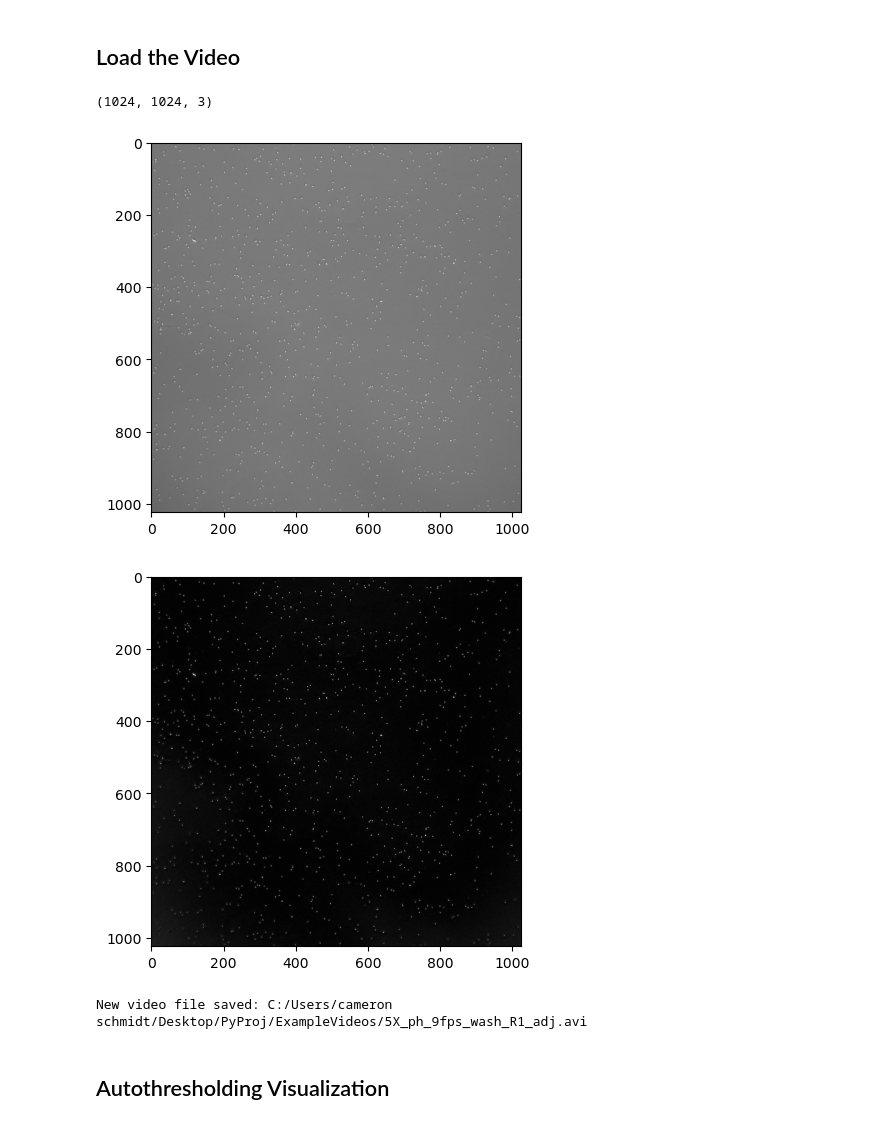
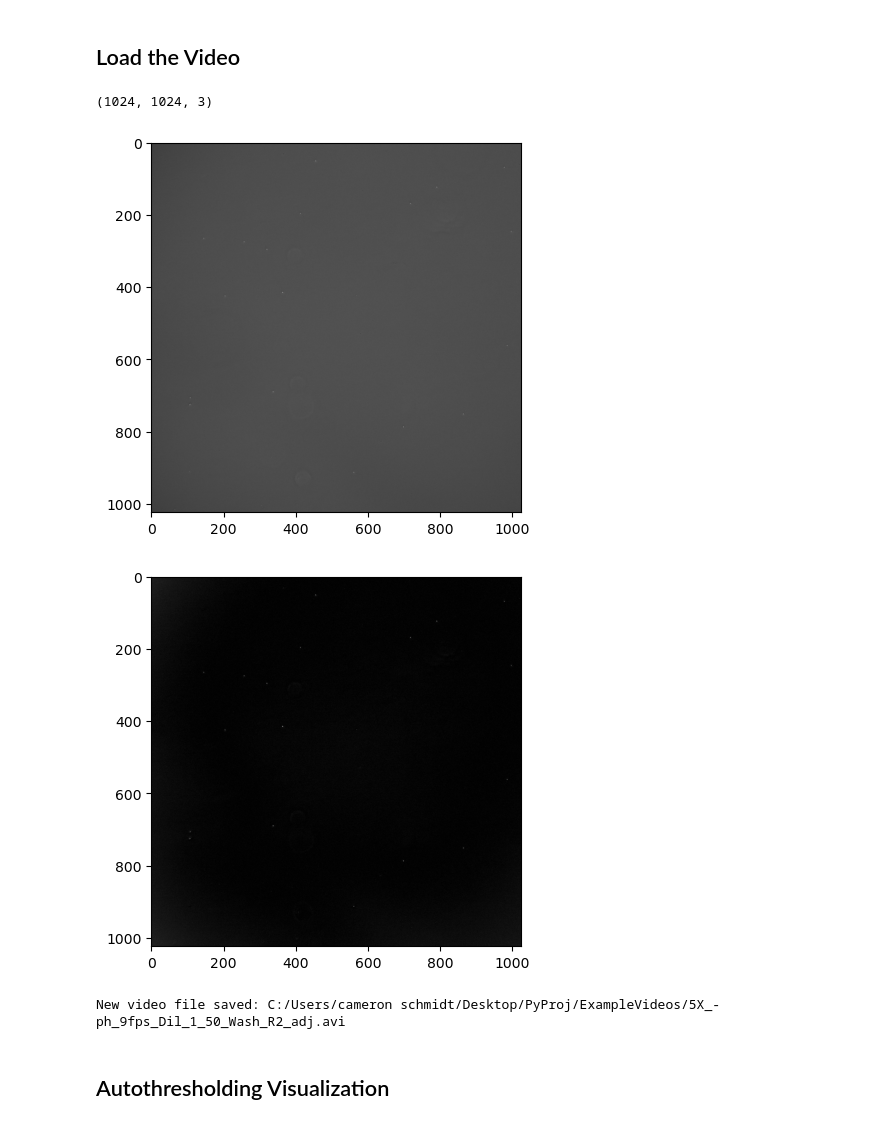
Before and after one commit to CAS-ReproLab/Sperm_Object_Tracking, a Jupyter notebook: UnifiedFramework/CAS_Sandbox.ipynb, the cells around one changed output. Drawn from its saved outputs; the diff is of its cells as text; code cells hidden in the pictures.

```diff
--- a/UnifiedFramework/CAS_Sandbox.ipynb
+++ b/UnifiedFramework/CAS_Sandbox.ipynb
@@ -21,25 +21,25 @@ import importlib
 # %% [markdown]
 ## Load the Video
 # %%
-videofile = "C:/Users/cameron schmidt/Desktop/PyProj/ExampleVideos/5X_ph_9fps_wash_R1.avi"
+videofile = "C:/Users/cameron schmidt/Desktop/PyProj/ExampleVideos/5X_-ph_9fps_Dil_1_50_Wash_R2.avi"
 
 # Visualize the input
 cap = cv.VideoCapture(videofile)
 
 # Get the first frame
 ret, frame = cap.read()
 
 print(frame.shape)
 
 plt.imshow(frame); plt.show()
 
 gray = cv.cvtColor(frame, cv.COLOR_BGR2GRAY)
 mid_val = np.median(gray)
 plt.imshow(np.abs(gray-mid_val),cmap='gray'); plt.show()
 # %% [output]
 (1024, 1024, 3)
-[figure, old version]
+[figure, new version]
-[figure, old version]
+[figure, new version]
 # %%
 import cv2 as cv
 import numpy as np
@@ -86,10 +86,10 @@ def process_and_save_video(source_video):
     print(f"New video file saved: {output_path}")
 
 # Path to the source video file
-source_video = "C:/Users/cameron schmidt/Desktop/PyProj/ExampleVideos/5X_ph_9fps_wash_R1.avi"
+source_video = "C:/Users/cameron schmidt/Desktop/PyProj/ExampleVideos/5X_-ph_9fps_Dil_1_50_Wash_R2.avi"
 process_and_save_video(source_video)
 # %% [output]
-New video file saved: C:/Users/cameron schmidt/Desktop/PyProj/ExampleVideos/5X_ph_9fps_wash_R1_adj.avi
+New video file saved: C:/Users/cameron schmidt/Desktop/PyProj/ExampleVideos/5X_-ph_9fps_Dil_1_50_Wash_R2_adj.avi
 # %% [markdown]
 ## Autothresholding Visualization
 # %%
```
Also changed, not shown: parts of 1 cell of this notebook, 1 other file.
